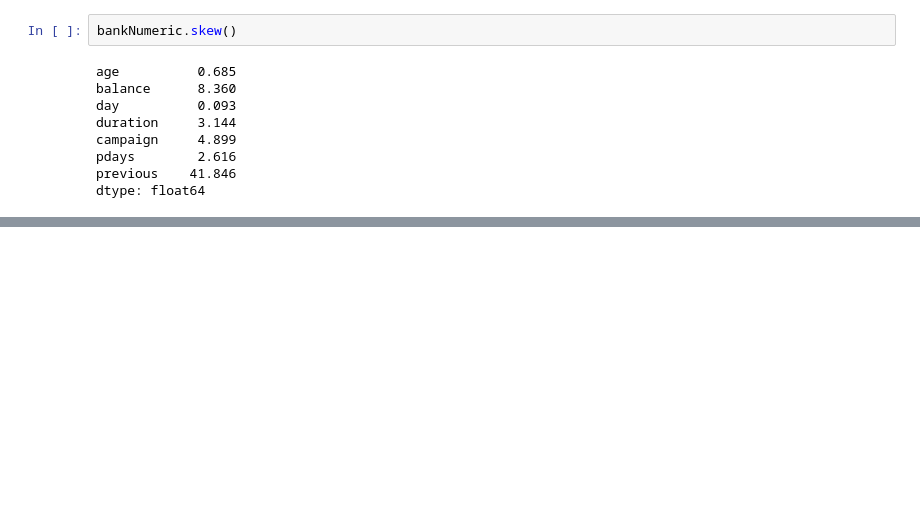
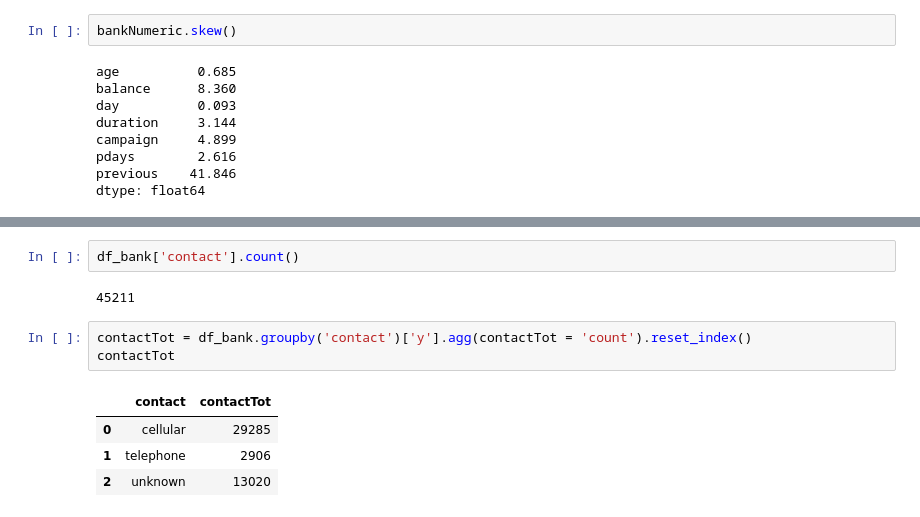
Before and after one commit to FauziArifin/PacktData, a Jupyter notebook: Term_Deposits.ipynb, the cells around one changed output, grey strips where cells are left out. Cells and saved outputs as stored; diff of their text form; blank space fills up the shorter version.

```diff
--- a/Term_Deposits.ipynb
+++ b/Term_Deposits.ipynb
@@ -493,0 +517,12 @@ dtype: float64
+# %%
+df_bank['contact'].count()
+# %% [output]
+45211
+# %%
+contactTot = df_bank.groupby('contact')['y'].agg(contactTot = 'count').reset_index()
+contactTot
+# %% [output]
+|  | contact | contactTot |
+| 0 | cellular | 29285 |
+| 1 | telephone | 2906 |
+| 2 | unknown | 13020 |
```
Also changed, not shown: parts of 16 cells of this notebook.
